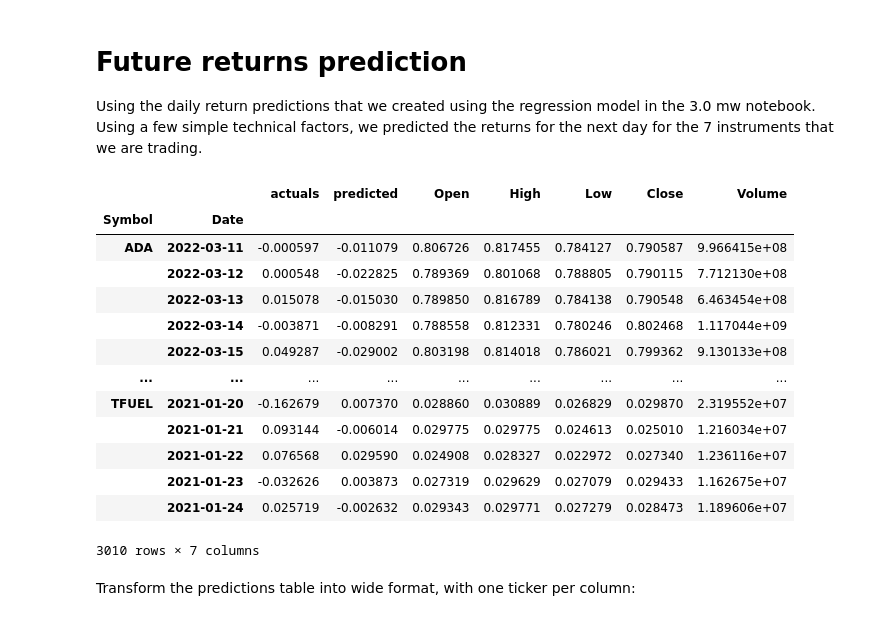
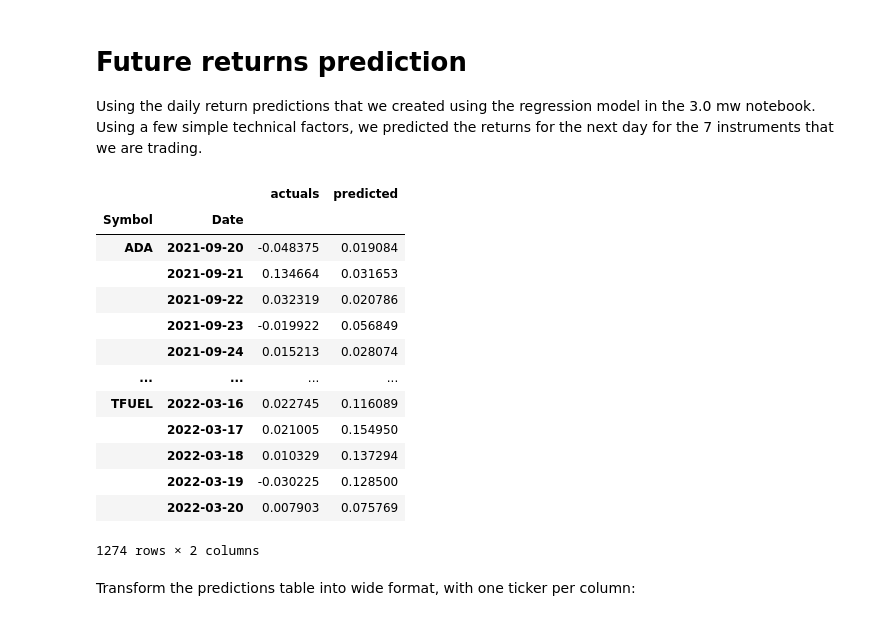
Before and after one commit to amicha02/ape_mining, a Jupyter notebook: notebooks/2.0-am-algotrade.ipynb, the cells around one changed output. Cells and saved outputs as stored; diff of their text form; code cells hidden in the pictures.

```diff
--- a/notebooks/2.0-am-algotrade.ipynb
+++ b/notebooks/2.0-am-algotrade.ipynb
@@ -42,24 +40,25 @@ There are plots which help to visualize a variety of the performance metrics. Fo
 # Future returns prediction
 Using the daily return predictions that we created using the regression model in the 3.0 mw notebook. Using a few simple technical factors, we predicted the returns for the next day for the 7 instruments that we are trading.
 # %%
-data = pd.read_csv("../data/signals/lr_pred.csv")
+path = "../data/signals/lr_predicted_returns.csv" #updated with SENTIMENT & QUANTITIVE NFT data
+data = pd.read_csv(path)
 data = data.set_index(['Symbol', 'Date'], inplace=False)
 data
 # %% [output]
-|  |  | actuals | predicted | Open | High | Low | Close | Volume |
-| Symbol | Date |  |  |  |  |  |  |  |
-| ADA | 2022-03-11 | -0.000597 | -0.011079 | 0.806726 | 0.817455 | 0.784127 | 0.790587 | 9.966415e+08 |
-|  | 2022-03-12 | 0.000548 | -0.022825 | 0.789369 | 0.801068 | 0.788805 | 0.790115 | 7.712130e+08 |
-|  | 2022-03-13 | 0.015078 | -0.015030 | 0.789850 | 0.816789 | 0.784138 | 0.790548 | 6.463454e+08 |
-|  | 2022-03-14 | -0.003871 | -0.008291 | 0.788558 | 0.812331 | 0.780246 | 0.802468 | 1.117044e+09 |
-|  | 2022-03-15 | 0.049287 | -0.029002 | 0.803198 | 0.814018 | 0.786021 | 0.799362 | 9.130133e+08 |
-| ... | ... | ... | ... | ... | ... | ... | ... | ... |
-| TFUEL | 2021-01-20 | -0.162679 | 0.007370 | 0.028860 | 0.030889 | 0.026829 | 0.029870 | 2.319552e+07 |
-|  | 2021-01-21 | 0.093144 | -0.006014 | 0.029775 | 0.029775 | 0.024613 | 0.025010 | 1.216034e+07 |
-|  | 2021-01-22 | 0.076568 | 0.029590 | 0.024908 | 0.028327 | 0.022972 | 0.027340 | 1.236116e+07 |
-|  | 2021-01-23 | -0.032626 | 0.003873 | 0.027319 | 0.029629 | 0.027079 | 0.029433 | 1.162675e+07 |
-|  | 2021-01-24 | 0.025719 | -0.002632 | 0.029343 | 0.029771 | 0.027279 | 0.028473 | 1.189606e+07 |
+|  |  | actuals | predicted |
+| Symbol | Date |  |  |
+| ADA | 2021-09-20 | -0.048375 | 0.019084 |
+|  | 2021-09-21 | 0.134664 | 0.031653 |
+|  | 2021-09-22 | 0.032319 | 0.020786 |
+|  | 2021-09-23 | -0.019922 | 0.056849 |
+|  | 2021-09-24 | 0.015213 | 0.028074 |
+| ... | ... | ... | ... |
+| TFUEL | 2022-03-16 | 0.022745 | 0.116089 |
+|  | 2022-03-17 | 0.021005 | 0.154950 |
+|  | 2022-03-18 | 0.010329 | 0.137294 |
+|  | 2022-03-19 | -0.030225 | 0.128500 |
+|  | 2022-03-20 | 0.007903 | 0.075769 |
-3010 rows × 7 columns
+1274 rows × 2 columns
 # %% [markdown]
 Transform the predictions table into wide format, with one ticker per column:
 # %%
```
Also changed, not shown: parts of 31 cells of this notebook.
